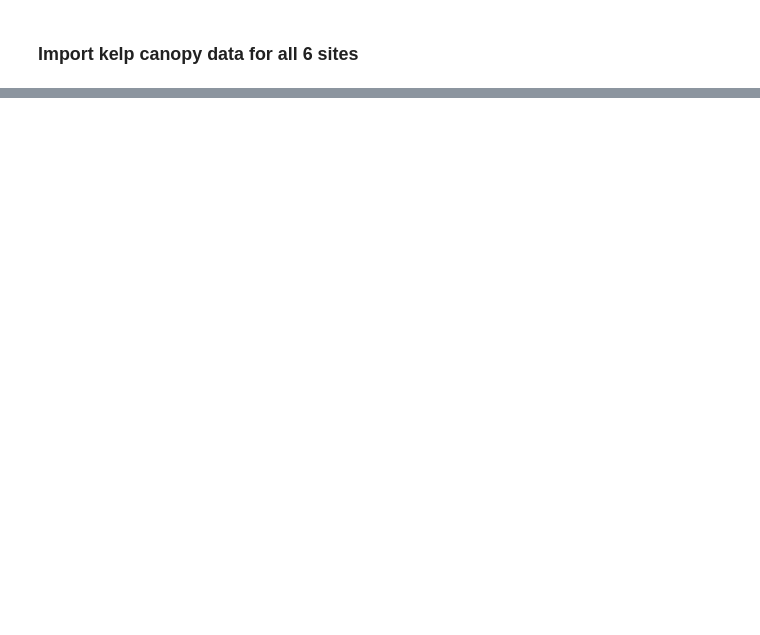
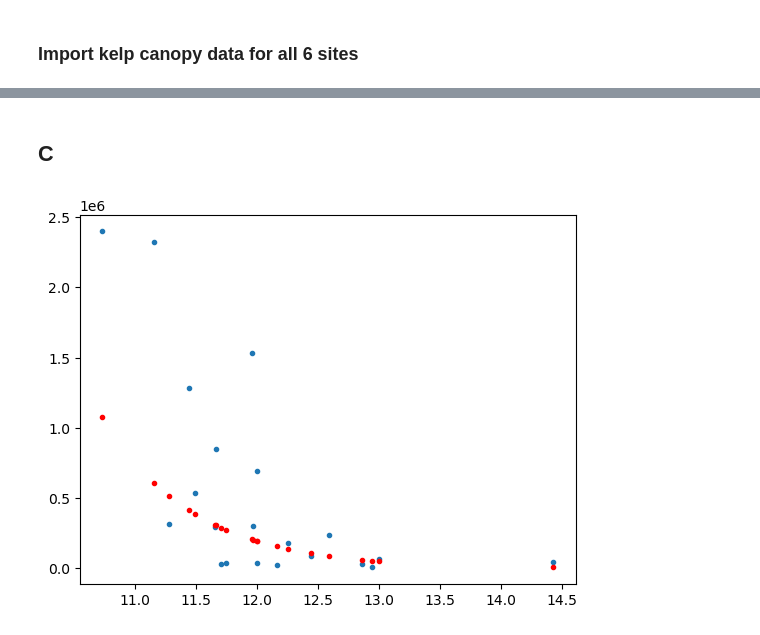
Before and after one commit to madimckayy/MS263_FinalProject, a Jupyter notebook: McKay_FinalProject.ipynb, the cells around one changed output, grey strips where cells are left out. Saved outputs shown, nothing was run; the diff lists cells and outputs as text; code cells hidden in the pictures; blank space fills up the shorter version.

```diff
--- a/McKay_FinalProject.ipynb
+++ b/McKay_FinalProject.ipynb
@@ -96,0 +180,12 @@ WA_coast_Q3
+# %% [markdown]
+## C
+# %%
+c1 = result2.slope
+c0 = np.exp(result2.intercept)
+
+plt.figure()
+plt.plot(Sonoma_sst['SST'], Sonoma_Q3['kelp_area_m2'], '.')
+plt.plot(Sonoma_sst['SST'], c0*np.exp(c1*Sonoma_sst['SST']), 'r.')
+plt.show()
+# %% [output]
+[figure, added]
```
Also changed, not shown: parts of 25 cells of this notebook, 7 other files.
